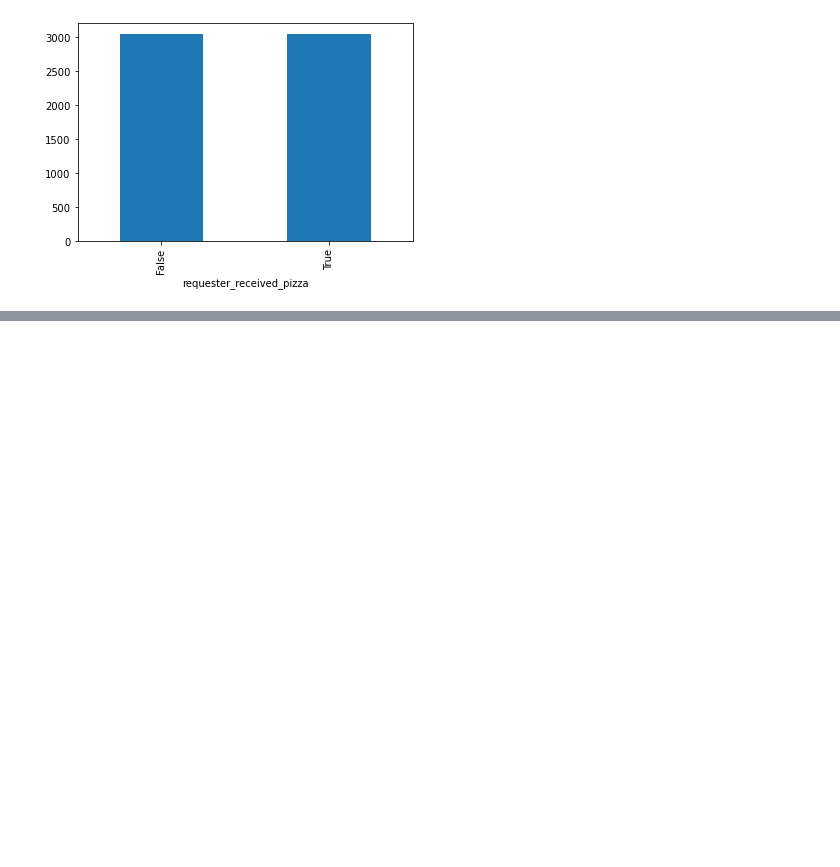
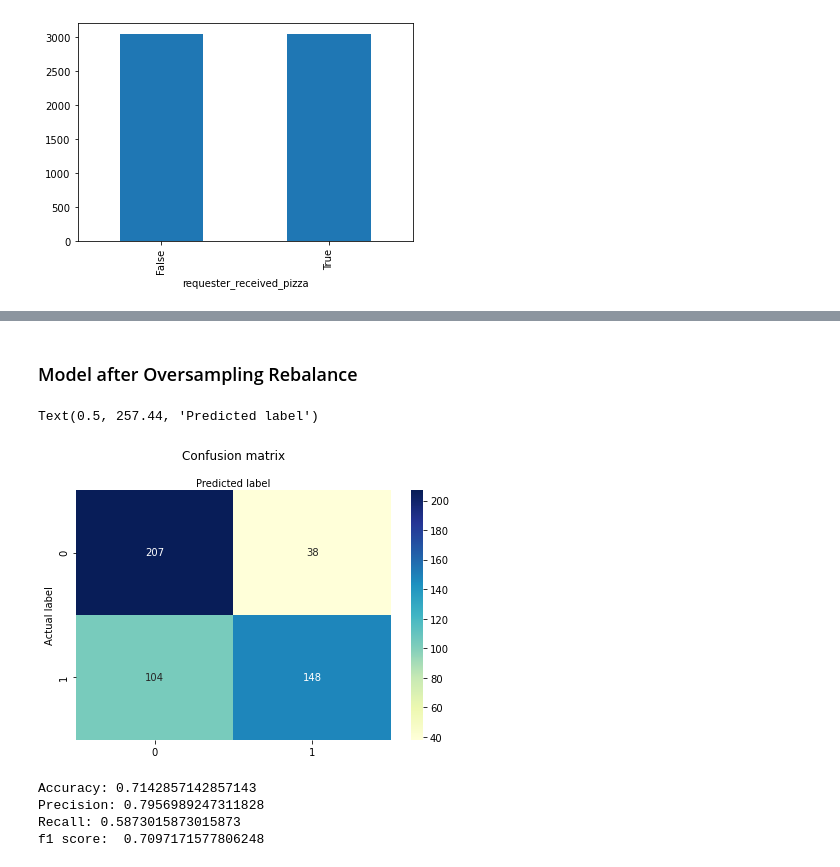
Before and after one commit to ssburgan/w207_final_project, a Jupyter notebook: notebooks/w207_RAOP_Baseline.ipynb, the cells around one changed output, grey strips where cells are left out. Saved outputs shown, nothing was run; the diff lists cells and outputs as text; code cells hidden in the pictures; blank space fills up the shorter version.

Commit message:
fix oversampling add undersampling rebalance

```diff
--- a/notebooks/w207_RAOP_Baseline.ipynb
+++ b/notebooks/w207_RAOP_Baseline.ipynb
@@ -288,0 +340,43 @@ f1 score:  0.680444254976861
+# %% [markdown]
+### Model after Oversampling Rebalance
+# %%
+# Create and train model using train data
+logreg = LogisticRegression()
+logreg.fit(X_train,Y_train)
+Y_pred = logreg.predict(X_train)
+
+# Run model against test data
+Y_test_pred = logreg.predict(X_test)
+
+# Look at confusion matrix
+cnf_matrix = metrics.confusion_matrix(Y_test, Y_test_pred)
+cnf_matrix
+
+# Plot results
+class_names=[0,1] # name  of classes
+fig, ax = plt.subplots()
+tick_marks = np.arange(len(class_names))
+plt.xticks(tick_marks, class_names)
+plt.yticks(tick_marks, class_names)
+
+# create heatmap
+sns.heatmap(pd.DataFrame(cnf_matrix), annot=True, cmap="YlGnBu" ,fmt='g')
+ax.xaxis.set_label_position("top")
+plt.tight_layout()
+plt.title('Confusion matrix', y=1.1)
+plt.ylabel('Actual label')
+plt.xlabel('Predicted label')
+# %% [output]
+Text(0.5, 257.44, 'Predicted label')
+[figure, added]
+# %%
+# Output results
+print("Accuracy:",metrics.accuracy_score(Y_test, Y_test_pred))
+print("Precision:",metrics.precision_score(Y_test, Y_test_pred))
+print("Recall:",metrics.recall_score(Y_test, Y_test_pred))
+print("f1 score: ", metrics.f1_score(Y_test, Y_test_pred, average="weighted"))
+# %% [output]
+Accuracy: 0.7142857142857143
+Precision: 0.7956989247311828
+Recall: 0.5873015873015873
+f1 score:  0.7097171577806248
```
Also changed, not shown: parts of 12 cells of this notebook.
